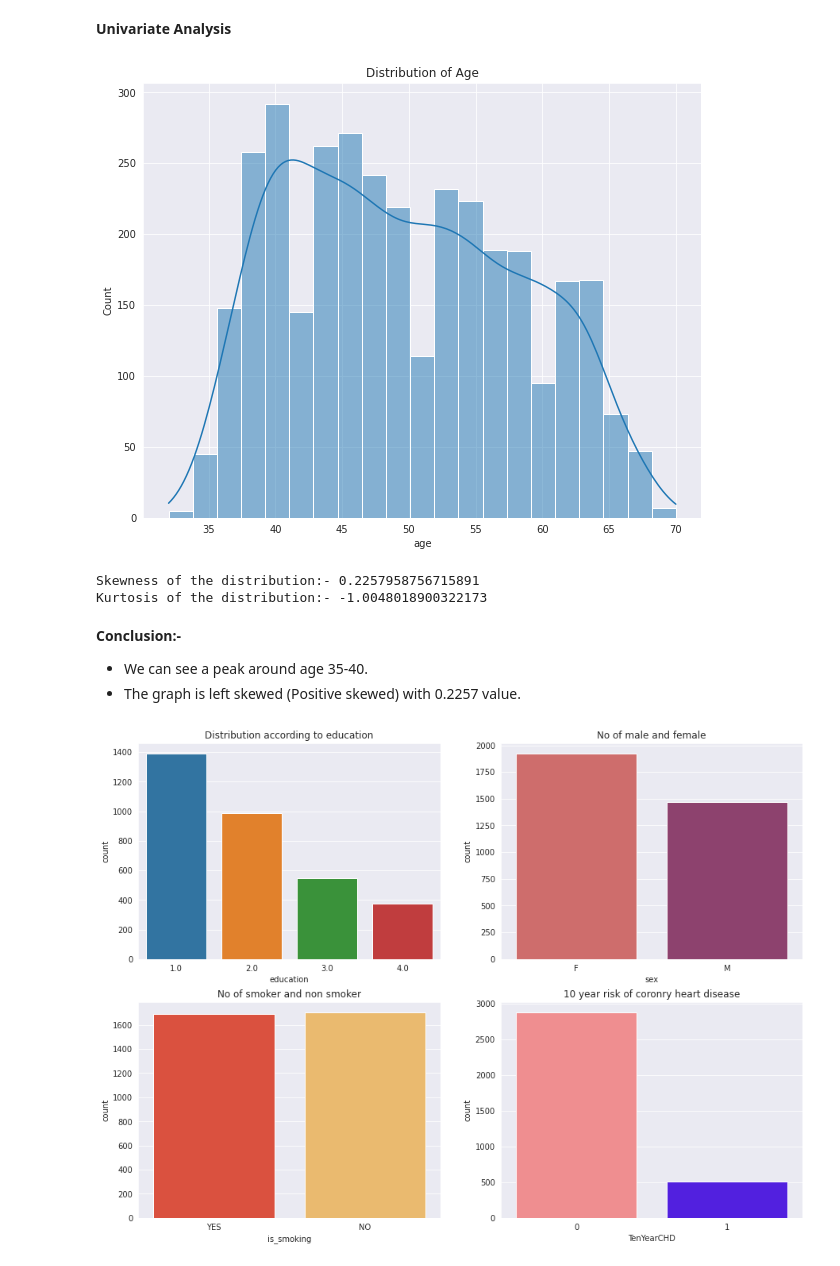
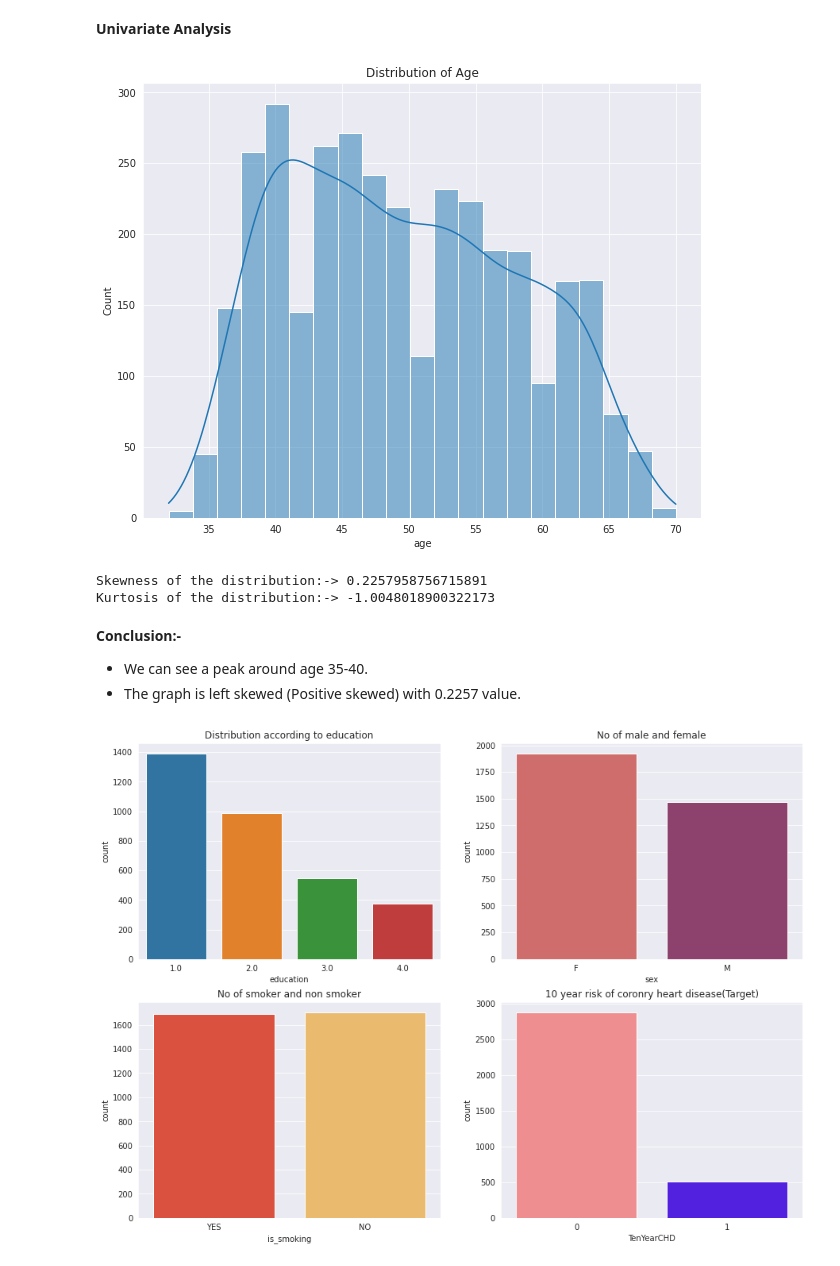
Before and after one commit to blackxhrt2102/Classification-Prediction-Capstone-Project, a Jupyter notebook: Untitled42.ipynb, the cells around one changed output. Drawn from its saved outputs; the diff is of its cells as text; code cells hidden in the pictures.

```diff
--- a/Untitled42.ipynb
+++ b/Untitled42.ipynb
@@ -132,12 +137,12 @@ plt.show()
 
 #--------------------------------------------------------------------
 
-print('Skewness of the distribution:-',df['age'].skew())
-print('Kurtosis of the distribution:-',df['age'].kurtosis())
+print('Skewness of the distribution:->',df['age'].skew())
+print('Kurtosis of the distribution:->',df['age'].kurtosis())
 # %% [output]
 [figure]
-Skewness of the distribution:- 0.2257958756715891
-Kurtosis of the distribution:- -1.0048018900322173
+Skewness of the distribution:-> 0.2257958756715891
+Kurtosis of the distribution:-> -1.0048018900322173
 # %% [markdown]
 **Conclusion:-**
 * We can see a peak around age 35-40.
@@ -145,19 +150,22 @@ Kurtosis of the distribution:- -1.0048018900322173
 # %%
 # Countplot of various categorical columns:-
 
 fig,ax=plt.subplots(2,2,figsize=(15,11))
 
+#-----------------------------------------------------------------------------------------------------------------------------------------------------------
 # Education
 sns.countplot(x='education',data=df,ax=ax[0,0]).set(title='Distribution according to education')
 
 #Gender
 sns.countplot(x='sex',data=df,ax=ax[0,1],palette='flare').set(title='No of male and female')
 
-#
+# Was smoking or not
 sns.countplot(x='is_smoking',data=df,ax=ax[1,0],palette='YlOrRd_r').set(title='No of smoker and non smoker')
 
+# Had risk of coronry disease or not
+sns.countplot(x='TenYearCHD',data=df,ax=ax[1,1],palette='gnuplot2_r').set(title='10 year risk of coronry heart disease(Target)')
 
-sns.countplot(x='TenYearCHD',data=df,ax=ax[1,1],palette='gnuplot2_r').set(title='10 year risk of coronry heart disease')
+#------------------------------------------------------------------------------------------------------------------------------------------------------------
 plt.show()
 # %% [output]
-[figure, old version]
+[figure, new version]
```
Also changed, not shown: parts of 12 cells of this notebook.
